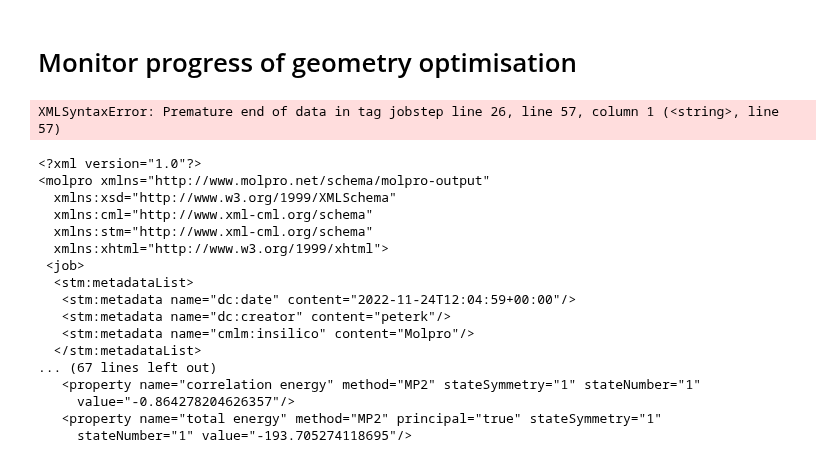
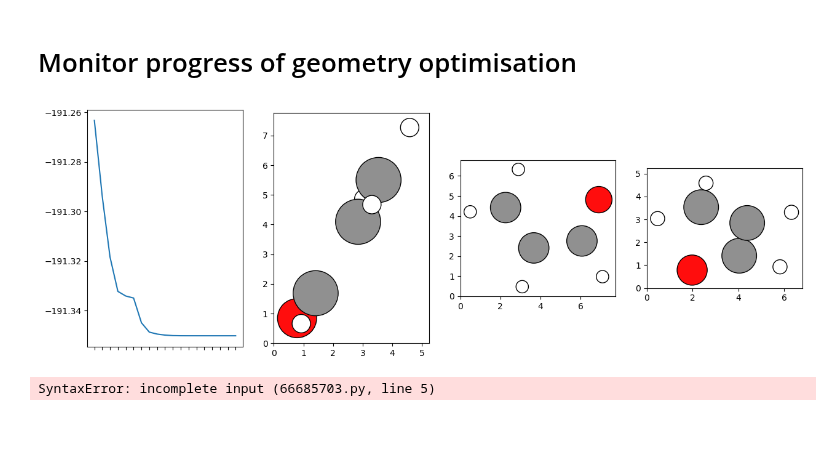
Before and after one commit to molpro/pymolpro, a Jupyter notebook: docs/source/examples/monitor_geometry_optimisation.ipynb, the cells around one changed output. Saved outputs shown, nothing was run; the diff lists cells and outputs as text; code cells hidden in the pictures; blank space fills up the shorter version.

Commit message:
Geometry monitoring example. Project.xml() now draws on the C++ function, so that repair of an incomplete xml file, and caching, can be taken advantage of

```diff
--- a/docs/source/examples/monitor_geometry_optimisation.ipynb
+++ b/docs/source/examples/monitor_geometry_optimisation.ipynb
@@ -16,33 +12,40 @@ optg
 put,xyz,opt.xyz
 """ )
 acrolein.run(force=True)
-# %%
-oldenergies=[]
-while True:
-    energies = acrolein.energies(preamble='//jobstep[@command="OPTG"]//',method="MP2")
-    if energies != oldenergies:
-        plt.plot(energies)
-        plt.xticks(range(len(energies)),[]);
-    if acrolein.status == 'completed' or acrolein.status == 'killed': break
-# %% [output]
-XMLSyntaxError: Premature end of data in tag jobstep line 26, line 57, column 1 (<string>, line 57)
-# %%
-print(acrolein.xml)
-# %% [output]
-<?xml version="1.0"?>
-<molpro xmlns="http://www.molpro.net/schema/molpro-output"
-  xmlns:xsd="http://www.w3.org/1999/XMLSchema"
-  xmlns:cml="http://www.xml-cml.org/schema"
-  xmlns:stm="http://www.xml-cml.org/schema"
-  xmlns:xhtml="http://www.w3.org/1999/xhtml">
- <job>
-  <stm:metadataList>
-   <stm:metadata name="dc:date" content="2022-11-24T12:04:59+00:00"/>
-   <stm:metadata name="dc:creator" content="peterk"/>
-   <stm:metadata name="cmlm:insilico" content="Molpro"/>
-  </stm:metadataList>
-... (67 lines left out)
-   <property name="correlation energy" method="MP2" stateSymmetry="1" stateNumber="1"
-     value="-0.864278204626357"/>
-   <property name="total energy" method="MP2" principal="true" stateSymmetry="1"
-     stateNumber="1" value="-193.705274118695"/>
+# %%
+import time
+from IPython.display import clear_output
+import matplotlib.pyplot as plt
+import ase
+from ase.visualize.plot import plot_atoms
+oldenergies=[]
+while acrolein.status != 'completed' and acrolein.status != 'killed' and acrolein.status != 'running': time.sleep(1)
+time.sleep(0.3)
+while True:
+    energies = acrolein.energies(preamble='//jobstep[@command="OPTG"]//',method="MP2")
+    if energies != oldenergies:
+        oldenergies = energies
+        clear_output(wait=True)
+        with open("acrolein_current.xyz","w") as file:
+            file.write(acrolein.xyz())
+        fig, ax = plt.subplots(1,4, figsize=(15,5))
+        atoms = ase.io.read("acrolein_current.xyz")
+        plot_atoms(atoms, ax[1])
+        plot_atoms(atoms,ax[2], rotation='90z,90x')
+        plot_atoms(atoms,ax[3], rotation='90x,90z')
+        ax[0].plot(energies)
+        plt.sca(ax[0])
+        plt.xticks(range(len(energies)),[])
+        plt.show()
+    if acrolein.status == 'completed' or acrolein.status == 'killed': break
+    time.sleep(1)
+# %% [output]
+[figure, added]
+# %%
+import ase
+from ase.visualize import view
+with open("acrolein_current.xyz","w") as file:
+    file.write(acrolein.xyz())
+view(ase.io.read("acrolein_current.xyz"),viewer='x3d'
+# %% [output]
+SyntaxError: incomplete input (66685703.py, line 5)
```
Also changed, not shown: parts of 2 cells of this notebook, 3 other files.
